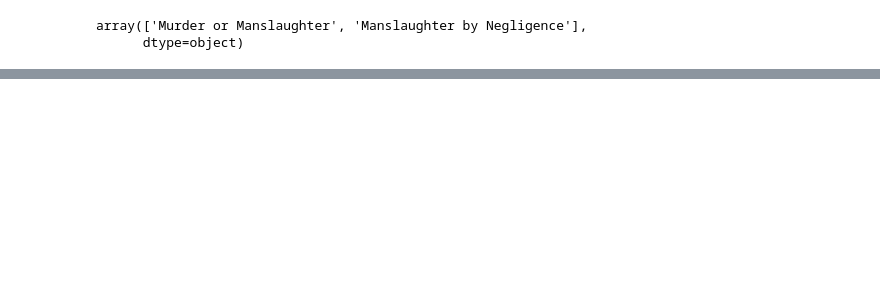
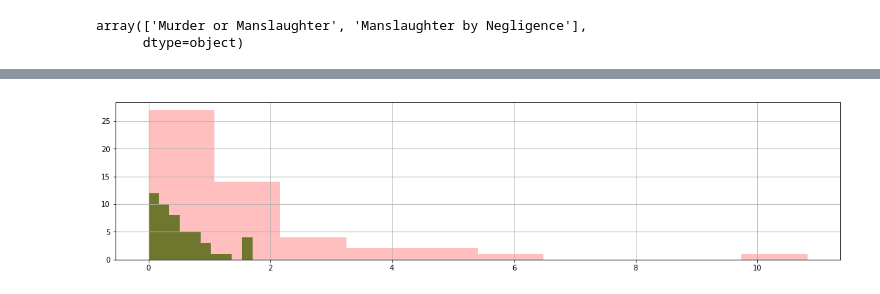
Before and after one commit to dbabbitt/notebooks, a Jupyter notebook: Miscellaneous/ipynb/Homicide by Race.ipynb, the cells around one changed output, grey strips where cells are left out. Saved outputs shown, nothing was run; the diff lists cells and outputs as text; code cells hidden in the pictures; blank space fills up the shorter version.

Commit message:
murder rates changes for display in /r/statistics

```diff
--- a/Miscellaneous/ipynb/Homicide by Race.ipynb
+++ b/Miscellaneous/ipynb/Homicide by Race.ipynb
@@ -198,0 +190,11 @@ IndexError: list index out of range
+# %%
+
+# UNODC murder rates: murders per 100,000 inhabitants
+country_pop_df = tables_df_list[3]
+country_pop_df.columns = country_pop_df.iloc[0]
+country_pop_df = country_pop_df.iloc[2:].T
+country_pop_df.columns = country_pop_df.iloc[0]
+country_pop_df = country_pop_df.iloc[1:].T
+country_pop_df.index.name = 'Country'
+country_pop_df.columns = ['Region', 'Subregion', 'Rate', 'Count', 'Year', 'Source']
+country_pop_df['Rate'] = country_pop_df['Rate'].map(lambda x: float(x))
@@ -198,0 +206,23 @@ IndexError: list index out of range
+# %%
+
+match_series = (country_pop_df['Region'] == 'Europe')
+european_homicide_rates = country_pop_df[match_series]['Rate'].dropna().tolist()
+# %%
+
+import numpy as np
+
+pop_dict = us_pop_df['Population_{}'.format(max_year)].to_dict()
+
+def f(row_series):
+    state = row_series['State']
+    count = row_series['Perpetrator Count']
+    percent = row_series['Percent']
+    if state in pop_dict:
+        population = pop_dict[state]
+        rate = 100000*count/(population*percent)
+    else:
+        rate = np.nan
+
+    return rate
+
+homicides_max_year_df['Rate'] = homicides_max_year_df.apply(f, axis=1)
@@ -198,0 +233,4 @@ IndexError: list index out of range
+# %%
+
+match_series = (homicides_max_year_df['Race'] == 'White')
+white_homicide_rates = homicides_max_year_df[match_series]['Rate'].dropna().tolist()
@@ -198,0 +295,9 @@ IndexError: list index out of range
+# %%
+
+fig = plt.figure(figsize=(18, 4))
+ax = fig.add_subplot(111, autoscale_on=True)
+whites_AxesSubplot = pd.Series(white_homicide_rates).hist(ax=ax, bins=10, alpha=0.75, color='green')
+europeans_AxesSubplot = pd.Series(european_homicide_rates).hist(ax=ax, bins=10, alpha=0.25,
+                                                                color='red')
+# %% [output]
+[figure, added]
```
Also changed, not shown: parts of 24 cells of this notebook, 2 other files.
